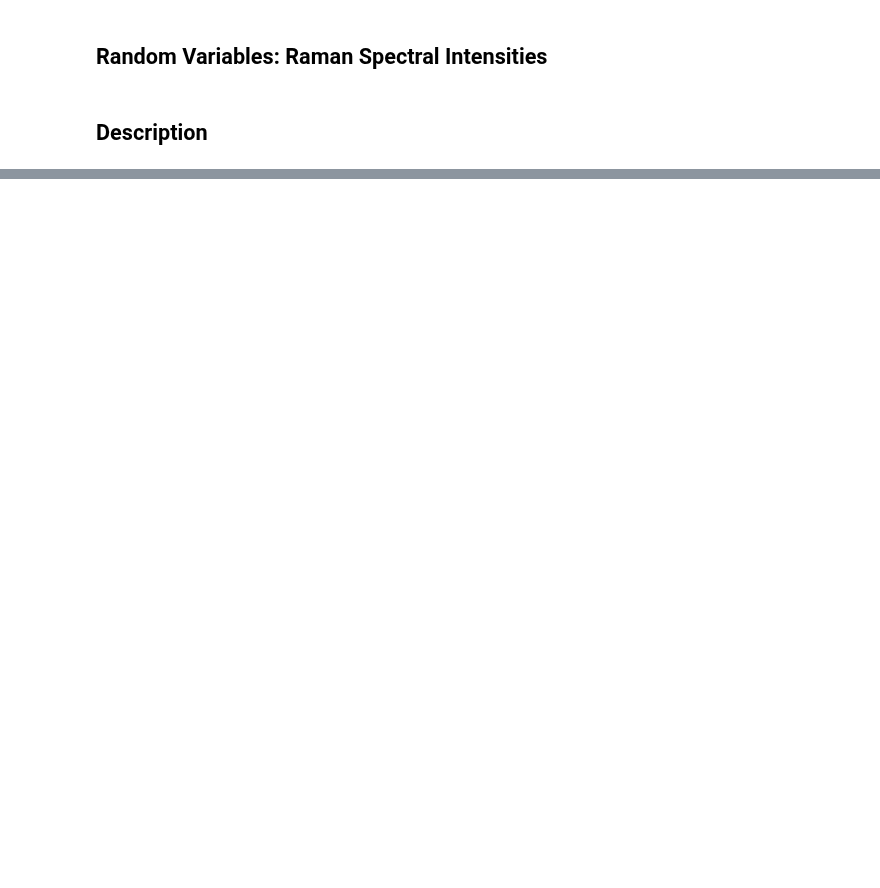
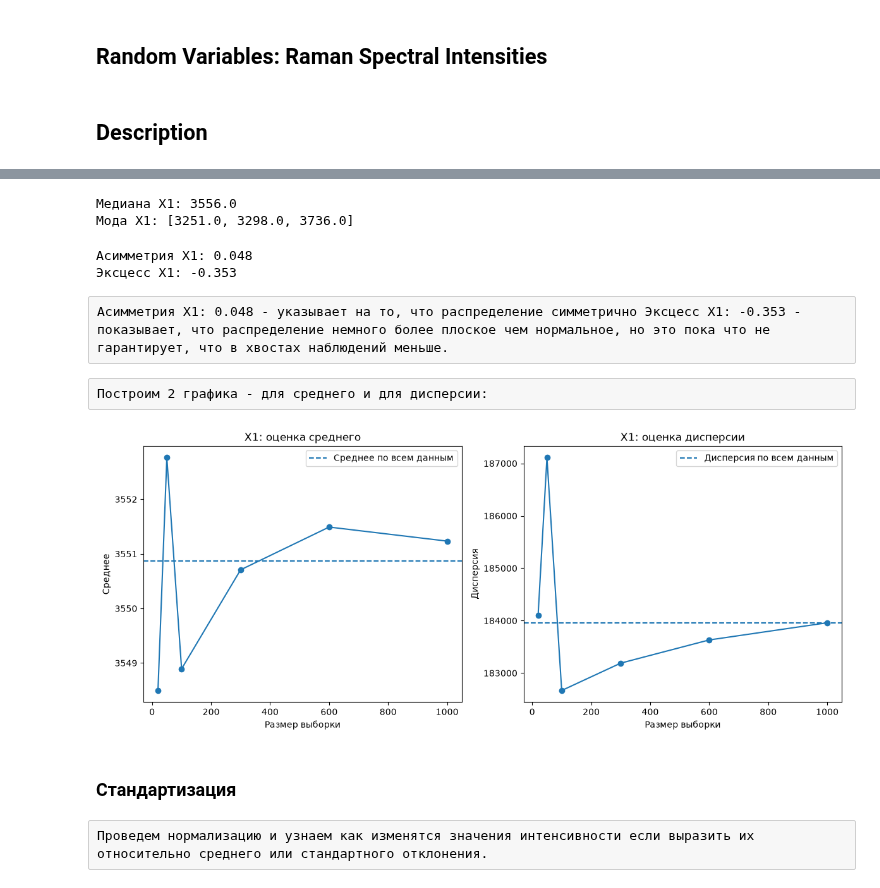
Before and after one commit to polina5544/Lab_1_MathStat, a Jupyter notebook: Lab1_Sprint1.ipynb, the cells around one changed output, grey strips where cells are left out. Drawn from its saved outputs; the diff is of its cells as text; code cells hidden in the pictures; blank space fills up the shorter version.

```diff
--- a/Lab1_Sprint1.ipynb
+++ b/Lab1_Sprint1.ipynb
@@ -22,0 +163,59 @@
+# %%
+print("Медиана X1:", data["X1"].median())
+print("Мода X1:", data["X1"].mode().tolist())
+# %% [output]
+Медиана X1: 3556.0
+Мода X1: [3251.0, 3298.0, 3736.0]
+# %%
+print("Асимметрия X1:", round(data["X1"].skew(), 3))
+print("Эксцесс X1:", round(data["X1"].kurt(), 3))
+# %% [output]
+Асимметрия X1: 0.048
+Эксцесс X1: -0.353
+# %% [raw]
+Асимметрия X1: 0.048 - указывает на то, что распределение симметрично Эксцесс X1: -0.353 - показывает, что распределение немного более плоское чем нормальное, но это пока что не гарантирует, что в хвостах наблюдений меньше.
+# %% [raw]
+Построим 2 графика - для среднего и для дисперсии:
+# %%
+fig, axes = plt.subplots(1, 2, figsize=(12, 5))
+
+# Среднее
+axes[0].plot(
+    summary.index,
+    summary["mean_estimate"],
+    marker="o"
+)
+axes[0].axhline(
+    true_mean,
+    linestyle="--",
+    label="Среднее по всем данным"
+)
+axes[0].set_title("X1: оценка среднего")
+axes[0].set_xlabel("Размер выборки")
+axes[0].set_ylabel("Среднее")
+axes[0].legend()
+
+# Дисперсия
+axes[1].plot(
+    summary.index,
+    summary["variance_estimate"],
+    marker="o"
+)
+axes[1].axhline(
+    true_variance,
+    linestyle="--",
+    label="Дисперсия по всем данным"
+)
+axes[1].set_title("X1: оценка дисперсии")
+axes[1].set_xlabel("Размер выборки")
+axes[1].set_ylabel("Дисперсия")
+axes[1].legend()
+
+plt.tight_layout()
+plt.show()
+# %% [output]
+[figure, added]
+# %% [markdown]
+### Стандартизация
+# %% [raw]
+Проведем нормализацию и узнаем как изменятся значения интенсивности если выразить их относительно среднего или стандартного отклонения.
```
Also changed, not shown: parts of 37 cells of this notebook.
